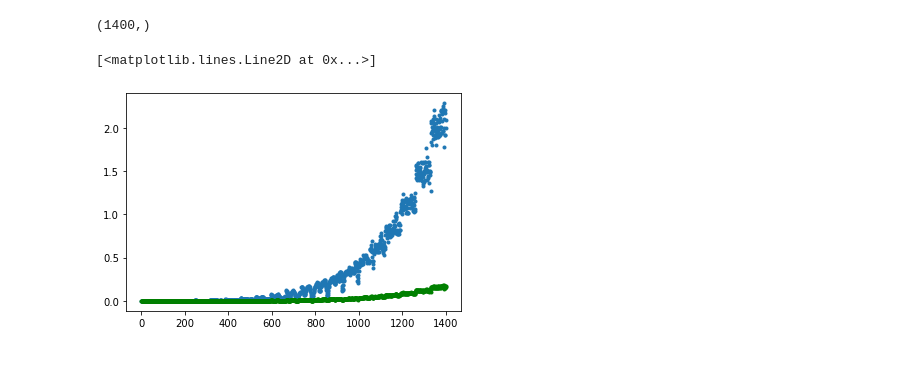
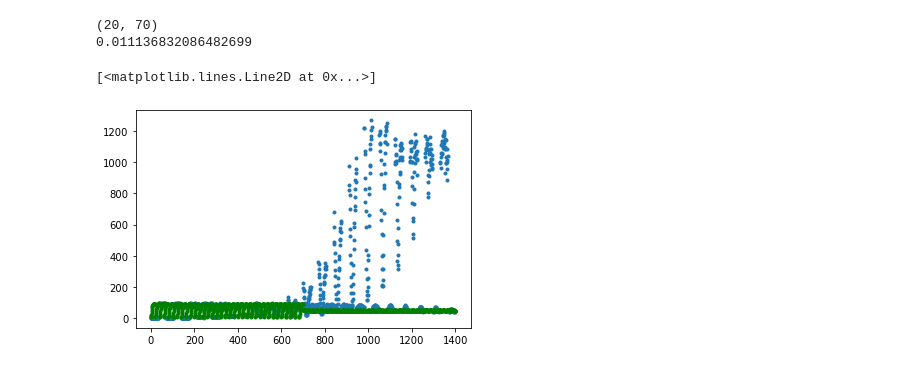
Before and after one commit to JKutt/transformers_segmentation, a Jupyter notebook: PGI/mt_h_topo_example.ipynb, the cells around one changed output. Cells and saved outputs as stored; diff of their text form; code cells hidden in the pictures.

```diff
--- a/PGI/mt_h_topo_example.ipynb
+++ b/PGI/mt_h_topo_example.ipynb
@@ -357,14 +260,44 @@ plt.show()
 # %%
-eps = 1e-5
-std = abs(data_obs * 0.08) + eps
+# assign error
+data_rs = np.reshape(data_obs, (frequencies.shape[0], rx_locs.shape[0] * 2))
+rs_error = np.zeros(data_rs.shape)
+print(rs_error.shape)
+
+# set some extended use variables
+num_sites = rx_locs.shape[0]
+
+eps = 1
+
+eps = np.percentile(1 / data_rs[:, num_sites:], 10)
+print(eps)
+for ii in range(data_rs.shape[0]):
+
+
+#     print(eps_i)
+    std_r = 0.1
+    std_i = 0.1
+
+    rs_error[ii, :num_sites] = 1 / (np.abs(1 / data_rs[ii, :num_sites]) * std_r + eps)
+    rs_error[ii, num_sites:] = np.abs(data_rs[ii, num_sites:]) * std_i + 40
+
+#     plt.plot(rx_locs[:, 0], data_rs[num_sites:, ii], '-o')
+#     plt.show()
+
+std = rs_error.flatten('F')
+# # print(std[:5], rs_error[:5, 0])
+
+# eps = np.percentile(1 / data_obs, 10)
+# print(np.percentile(1 / data_obs, 10))
+# std = 1 / (abs((1 / data_obs) * 0.05) + eps)
 # plt.loglog(frequencies, data_obs[:20], '.')
 plt.plot(data_obs, '.')
-print(data_obs.shape)
+# print(data_obs.shape)
 plt.plot(std, '.g')
 # %% [output]
-(1400,)
+(20, 70)
+0.011136832086482699
 [<matplotlib.lines.Line2D at 0x...>]
-[figure, old version]
+[figure, new version]
 # %%
 active_cells = actinds
 #np.percentile(np.abs(data_obs), 10, interpolation='lower')
```
Also changed, not shown: parts of 14 cells of this notebook, 1 other file.
